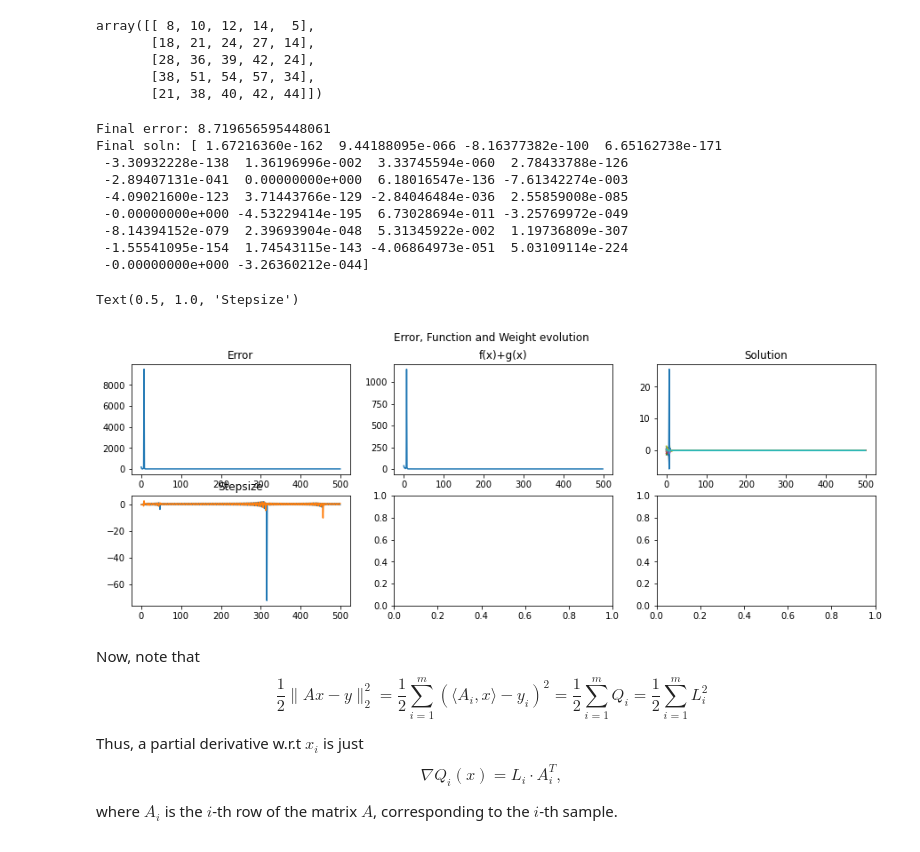
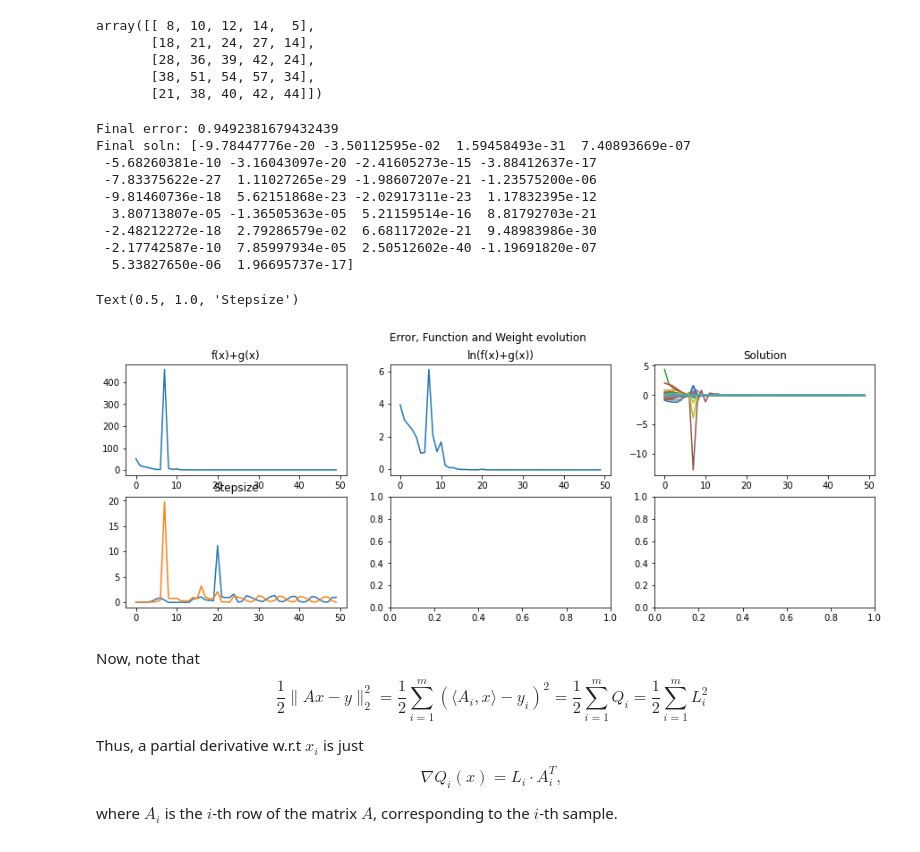
Before and after one commit to icheltso/NONCVX, a Jupyter notebook: CODED_NONCVX.ipynb, the cells around one changed output. Drawn from its saved outputs; the diff is of its cells as text; code cells hidden in the pictures.

```diff
--- a/CODED_NONCVX.ipynb
+++ b/CODED_NONCVX.ipynb
@@ -41,7 +42,8 @@ def funcreg(A,x,y,lam):
     return fxgx
 # %%
 #Implement thresh/prox function for g(x) = ||1||_1
-def prox(x,omg): return np.sign(x) * np.maximum(np.abs(x)-omg,0)
+def prox(x,omg):
+    return np.sign(x) * np.maximum(np.abs(x)-omg,0)
 
 features = 10;
 samples = 30;
@@ -53,7 +58,7 @@ lam = .9 * np.max( A.T @ y )
 #Implement Forward Backward alg
 #initialize x_0 = 0
 x = np.zeros(samples)
-niter = 100
+niter = 200
 xtemp = np.zeros((samples,niter))
 errvec = np.zeros(niter)
 funcvec = np.zeros(niter)
@@ -65,7 +70,7 @@ for i in range(niter):
     funcvec[i] = funcreg(A,x,y,lam)
 
 
-print("Final error:", errvec[-1])
+print("Final f(x)+g(x):", funcvec[-1])
 print("Final soln:", x)
 
 fig, axs = plt.subplots(1,3, figsize=(15,5))
@@ -257,7 +265,7 @@ Text(0.5, 1.0, 'Stepsize')
 def BBstep(xt,xtm1,gradt,gradtm1):    #Function for Barzilai-Borwein stepsize
     st = xt - xtm1
     yt = gradt - gradtm1
-    return (st.T @ st) / (st.T @ yt)
+    return (st.T @ st) / abs((st.T @ yt))
 # %%
 a = np.arange(1,26)
 a = a.reshape(5,5)
@@ -278,7 +286,7 @@ array([[ 8, 10, 12, 14,  5],
 # %%
 #Do gradient descent with step chosen using Barzilai-Borwein
 step = 0.001
-niter = 500
+niter = 50
 errvec3 = np.zeros(niter)
 u = np.random.randn(samples)
 v = np.random.randn(samples)
@@ -295,48 +303,48 @@ for i in range(niter):
     #stepu = LineSearchU(u,v,ch_sample,y,lam)
     #stepv = LineSearchV(u,v,ch_sample,y,lam)
     stepu = .1/np.linalg.norm(A)
     stepv = .1/np.linalg.norm(A)
     if(i > 0):
         stepu = BBstep(u,uold,GnabU(u,v,A,y,lam),GnabU(uold,vold,A,y,lam))
         stepv = BBstep(v,vold,GnabV(u,v,A,y,lam),GnabV(uold,vold,A,y,lam))
 
     steparr[0,i] = stepu
     steparr[1,i] = stepv
     uold = u
     vold = v
     u = u - stepu*gradu
     v = v - stepv*gradv
     x = u * v
     xtemp3[:,i] = x
     errvec3[i] = errL2(A,x,y)
     funcvec3[i] = funcreg(A,x,y,lam)
     #print(stepu)
 
-print("Final error:", errvec3[-1])
+print("Final error:", funcvec3[-1])
 print("Final soln:", x)
 
 fig, axs3 = plt.subplots(2,3, figsize=(15,5))
 fig.suptitle('Error, Function and Weight evolution')
-axs3[0,0].plot(errvec3.T);
-axs3[0,0].set_title('Error')
-axs3[0,1].plot(funcvec3.T);
-axs3[0,1].set_title('f(x)+g(x)')
+axs3[0,1].plot(np.log(funcvec3.T));
+axs3[0,1].set_title('ln(f(x)+g(x))')
+axs3[0,0].plot(funcvec3.T);
+axs3[0,0].set_title('f(x)+g(x)')
 axs3[0,2].plot(xtemp3.T);
 axs3[0,2].set_title('Solution')
 axs3[1,0].plot(steparr.T);
 axs3[1,0].set_title('Stepsize')
 # %% [output]
-Final error: 8.719656595448061
-Final soln: [ 1.67216360e-162  9.44188095e-066 -8.16377382e-100  6.65162738e-171
- -3.30932228e-138  1.36196996e-002  3.33745594e-060  2.78433788e-126
- -2.89407131e-041  0.00000000e+000  6.18016547e-136 -7.61342274e-003
- -4.09021600e-123  3.71443766e-129 -2.84046484e-036  2.55859008e-085
- -0.00000000e+000 -4.53229414e-195  6.73028694e-011 -3.25769972e-049
- -8.14394152e-079  2.39693904e-048  5.31345922e-002  1.19736809e-307
- -1.55541095e-154  1.74543115e-143 -4.06864973e-051  5.03109114e-224
- -0.00000000e+000 -3.26360212e-044]
+Final error: 0.9492381679432439
+Final soln: [-9.78447776e-20 -3.50112595e-02  1.59458493e-31  7.40893669e-07
+ -5.68260381e-10 -3.16043097e-20 -2.41605273e-15 -3.88412637e-17
+ -7.83375622e-27  1.11027265e-29 -1.98607207e-21 -1.23575200e-06
+ -9.81460736e-18  5.62151868e-23 -2.02917311e-23  1.17832395e-12
+  3.80713807e-05 -1.36505363e-05  5.21159514e-16  8.81792703e-21
+ -2.48212272e-18  2.79286579e-02  6.68117202e-21  9.48983986e-30
+ -2.17742587e-10  7.85997934e-05  2.50512602e-40 -1.19691820e-07
+  5.33827650e-06  1.96695737e-17]
 Text(0.5, 1.0, 'Stepsize')
-[figure, old version]
+[figure, new version]
 # %%
 #Now try with real data - load MNIST digits
 (train_X, train_y), (test_X, test_y) = mnist.load_data()
```
Also changed, not shown: parts of 21 cells of this notebook.
